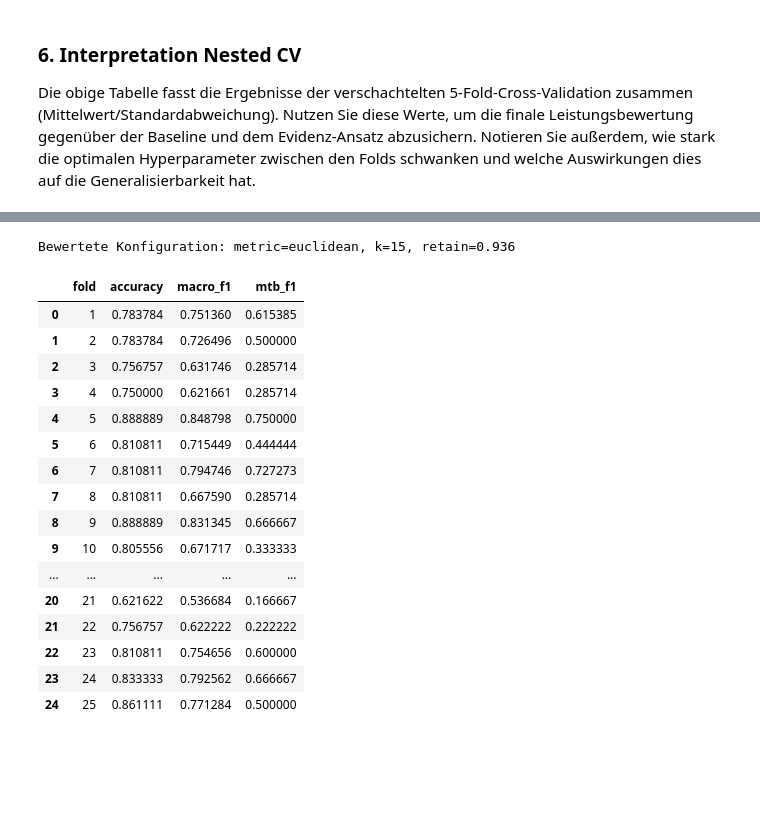
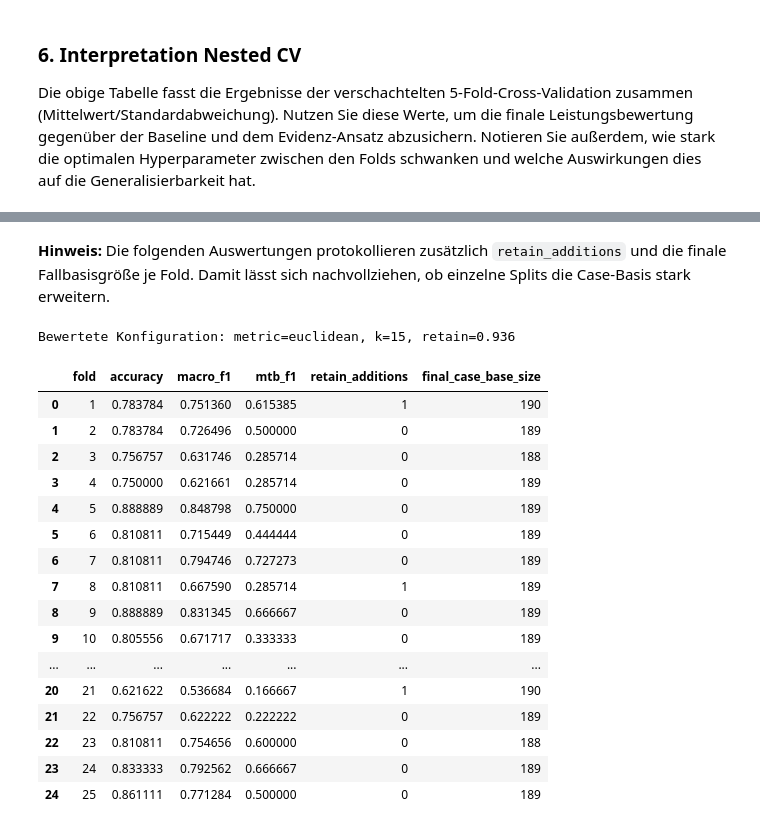
Before and after one commit to litithio/EVIDENCE_CBR, a Jupyter notebook: Assignment_Evidence_CBR.ipynb, the cells around one changed output, grey strips where cells are left out. Cells and saved outputs as stored; diff of their text form; code cells hidden in the pictures; blank space fills up the shorter version.

```diff
--- a/Assignment_Evidence_CBR.ipynb
+++ b/Assignment_Evidence_CBR.ipynb
@@ -2824,6 +2801,7 @@ def run_cbr_on_dataset(train_df, test_df, metric, k, weights, retain_threshold,
 
     y_true = []
     y_pred = []
+    retain_additions = 0
 
     for _, case in test_df.iterrows():
         neighbours = retrieve(case, case_base, k=k, features=CBR_FEATURES, sim_func=sim_wrapper)
@@ -2834,7 +2812,10 @@ def run_cbr_on_dataset(train_df, test_df, metric, k, weights, retain_threshold,
         y_true.append(case[CBR_TARGET])
 
         revised_case = case.copy()
-        case_base = retain(case_base, revised_case, threshold=retain_threshold, features=CBR_FEATURES, sim_func=retain_wrapper)
+        new_case_base = retain(case_base, revised_case, threshold=retain_threshold, features=CBR_FEATURES, sim_func=retain_wrapper)
+        if len(new_case_base) > len(case_base):
+            retain_additions += 1
+        case_base = new_case_base
 
     report = classification_report(y_true, y_pred, labels=['race bike', 'mtb', 'trecking bike'], output_dict=True, zero_division=0)
     return {
@@ -2844,25 +2825,6 @@ def run_cbr_on_dataset(train_df, test_df, metric, k, weights, retain_threshold,
         'report': report,
         'y_true': y_true,
         'y_pred': y_pred,
+        'retain_additions': retain_additions,
+        'final_case_base_size': len(case_base),
     }
-# %%
-# Shrinkage der Feature-Gewichte (70% Bayes-Mittel, 30% Gleichgewichtung)
-if 'bayes_history' in globals() and bayes_history:
-    collected = [entry['weights'] for entry in bayes_history if 'weights' in entry]
-else:
-    collected = []
-if 'bayes_df' in globals() and 'weights' in bayes_df.columns:
-    collected.extend(bayes_df['weights'].tolist())
-
-if collected:
-    avg_weights = np.mean(np.vstack(collected), axis=0)
-else:
-    avg_weights = CBR_WEIGHTS.copy()
-
-avg_weights = avg_weights * (len(avg_weights) / np.sum(avg_weights))
-shrunk_weights = 0.7 * avg_weights + 0.3 * np.ones_like(avg_weights)
-shrunk_weights = shrunk_weights * (len(shrunk_weights) / np.sum(shrunk_weights))
-
-print('Bayes-basierte Durchschnittsgewichte:', avg_weights)
-print('Shrunk-Gewichte (final verwendet):', shrunk_weights)
-CBR_WEIGHTS = shrunk_weights
@@ -2923,12 +2882,16 @@ for outer_fold, (train_idx, test_idx) in enumerate(outer_skf.split(cbr_cases[CBR
         'accuracy': outer_res['accuracy'],
         'macro_f1': outer_res['macro_f1'],
         'mtb_f1': outer_res['mtb_f1'],
+        'retain_additions': outer_res['retain_additions'],
+        'final_case_base_size': outer_res['final_case_base_size'],
     })
     fold_details.append({
         'fold': outer_fold,
         'report': outer_res['report'],
         'y_true': outer_res['y_true'],
         'y_pred': outer_res['y_pred'],
+        'retain_additions': outer_res['retain_additions'],
+        'final_case_base_size': outer_res['final_case_base_size'],
     })
 
 nested_df = pd.DataFrame(outer_results)
@@ -2936,4 +2899,7 @@ display(nested_df)
 print('Aggregierte Ergebnisse:')
 print(nested_df[['accuracy', 'macro_f1', 'mtb_f1']].mean().rename(lambda x: f"mean_{x}"))
 print(nested_df[['accuracy', 'macro_f1', 'mtb_f1']].std().rename(lambda x: f"std_{x}"))
+print('Retain-Statistik:')
+print(nested_df[['retain_additions', 'final_case_base_size']].mean().rename(lambda x: f"mean_{x}"))
+print(nested_df[['retain_additions', 'final_case_base_size']].std().rename(lambda x: f"std_{x}"))
 # %% [output]
@@ -2959,3 +2953,5 @@ Die obige Tabelle fasst die Ergebnisse der verschachtelten 5-Fold-Cross-Validati
+# %% [markdown]
+**Hinweis:** Die folgenden Auswertungen protokollieren zusätzlich `retain_additions` und die finale Fallbasisgröße je Fold. Damit lässt sich nachvollziehen, ob einzelne Splits die Case-Basis stark erweitern.
 # %%
 # Repeated Stratified 5x5 Evaluation (optional Oversampling/SMOTE)
 from sklearn.model_selection import RepeatedStratifiedKFold
@@ -3000,50 +2996,55 @@ for fold_id, (train_idx, test_idx) in enumerate(rskf.split(cbr_cases[CBR_FEATURE
 
     if use_smote:
         target_counts = train_df[CBR_TARGET].value_counts()
         desired = min(smote_target_size, target_counts.max())
         if target_counts.get(smote_target, 0) >= 2:
             smote = SMOTE(sampling_strategy={smote_target: desired}, random_state=fold_id, k_neighbors=min(smote_k_neighbors, target_counts.get(smote_target, 1)-1))
             X_res, y_res = smote.fit_resample(train_df[CBR_FEATURES], train_df[CBR_TARGET])
             train_df = pd.DataFrame(X_res, columns=CBR_FEATURES)
             train_df[CBR_TARGET] = y_res
     elif over_sample:
         train_df = oversample_class(train_df, CBR_TARGET, smote_target, smote_target_size)
         train_df = train_df.sample(frac=1.0, random_state=fold_id).reset_index(drop=True)
 
     res = run_cbr_on_dataset(train_df, test_df, metric=eval_metric, k=eval_k, weights=eval_weights, retain_threshold=eval_retain)
     if res is None:
         continue
     repeat_results.append({
         'fold': fold_id,
         'accuracy': res['accuracy'],
         'macro_f1': res['macro_f1'],
         'mtb_f1': res['mtb_f1'],
+        'retain_additions': res['retain_additions'],
+        'final_case_base_size': res['final_case_base_size'],
     })
 
 repeat_df = pd.DataFrame(repeat_results)
 display(repeat_df)
 print('Aggregierte Kennzahlen (Repeated 5x5 mit SMOTE):')
 print(repeat_df[['accuracy', 'macro_f1', 'mtb_f1']].mean().rename(lambda x: f"mean_{x}"))
 print(repeat_df[['accuracy', 'macro_f1', 'mtb_f1']].std().rename(lambda x: f"std_{x}"))
+print('Retain-Statistik:')
+print(repeat_df[['retain_additions', 'final_case_base_size']].mean().rename(lambda x: f"mean_{x}"))
+print(repeat_df[['retain_additions', 'final_case_base_size']].std().rename(lambda x: f"std_{x}"))
 # %% [output]
 Bewertete Konfiguration: metric=euclidean, k=15, retain=0.936
-|  | fold | accuracy | macro_f1 | mtb_f1 |
-| 0 | 1 | 0.783784 | 0.751360 | 0.615385 |
-| 1 | 2 | 0.783784 | 0.726496 | 0.500000 |
-| 2 | 3 | 0.756757 | 0.631746 | 0.285714 |
-| 3 | 4 | 0.750000 | 0.621661 | 0.285714 |
-| 4 | 5 | 0.888889 | 0.848798 | 0.750000 |
-| 5 | 6 | 0.810811 | 0.715449 | 0.444444 |
-| 6 | 7 | 0.810811 | 0.794746 | 0.727273 |
-| 7 | 8 | 0.810811 | 0.667590 | 0.285714 |
-| 8 | 9 | 0.888889 | 0.831345 | 0.666667 |
-| 9 | 10 | 0.805556 | 0.671717 | 0.333333 |
-| ... | ... | ... | ... | ... |
-| 20 | 21 | 0.621622 | 0.536684 | 0.166667 |
-| 21 | 22 | 0.756757 | 0.622222 | 0.222222 |
-| 22 | 23 | 0.810811 | 0.754656 | 0.600000 |
-| 23 | 24 | 0.833333 | 0.792562 | 0.666667 |
-| 24 | 25 | 0.861111 | 0.771284 | 0.500000 |
+|  | fold | accuracy | macro_f1 | mtb_f1 | retain_additions | final_case_base_size |
+| 0 | 1 | 0.783784 | 0.751360 | 0.615385 | 1 | 190 |
+| 1 | 2 | 0.783784 | 0.726496 | 0.500000 | 0 | 189 |
+| 2 | 3 | 0.756757 | 0.631746 | 0.285714 | 0 | 188 |
+| 3 | 4 | 0.750000 | 0.621661 | 0.285714 | 0 | 189 |
+| 4 | 5 | 0.888889 | 0.848798 | 0.750000 | 0 | 189 |
+| 5 | 6 | 0.810811 | 0.715449 | 0.444444 | 0 | 189 |
+| 6 | 7 | 0.810811 | 0.794746 | 0.727273 | 0 | 189 |
+| 7 | 8 | 0.810811 | 0.667590 | 0.285714 | 1 | 189 |
+| 8 | 9 | 0.888889 | 0.831345 | 0.666667 | 0 | 189 |
+| 9 | 10 | 0.805556 | 0.671717 | 0.333333 | 0 | 189 |
+| ... | ... | ... | ... | ... | ... | ... |
+| 20 | 21 | 0.621622 | 0.536684 | 0.166667 | 1 | 190 |
+| 21 | 22 | 0.756757 | 0.622222 | 0.222222 | 0 | 189 |
+| 22 | 23 | 0.810811 | 0.754656 | 0.600000 | 0 | 188 |
+| 23 | 24 | 0.833333 | 0.792562 | 0.666667 | 0 | 189 |
+| 24 | 25 | 0.861111 | 0.771284 | 0.500000 | 0 | 189 |
 Aggregierte Kennzahlen (Repeated 5x5 mit SMOTE):
 mean_accuracy    0.797057
 mean_macro_f1    0.718729
```
Also changed, not shown: parts of 31 cells of this notebook, 1 other file.
